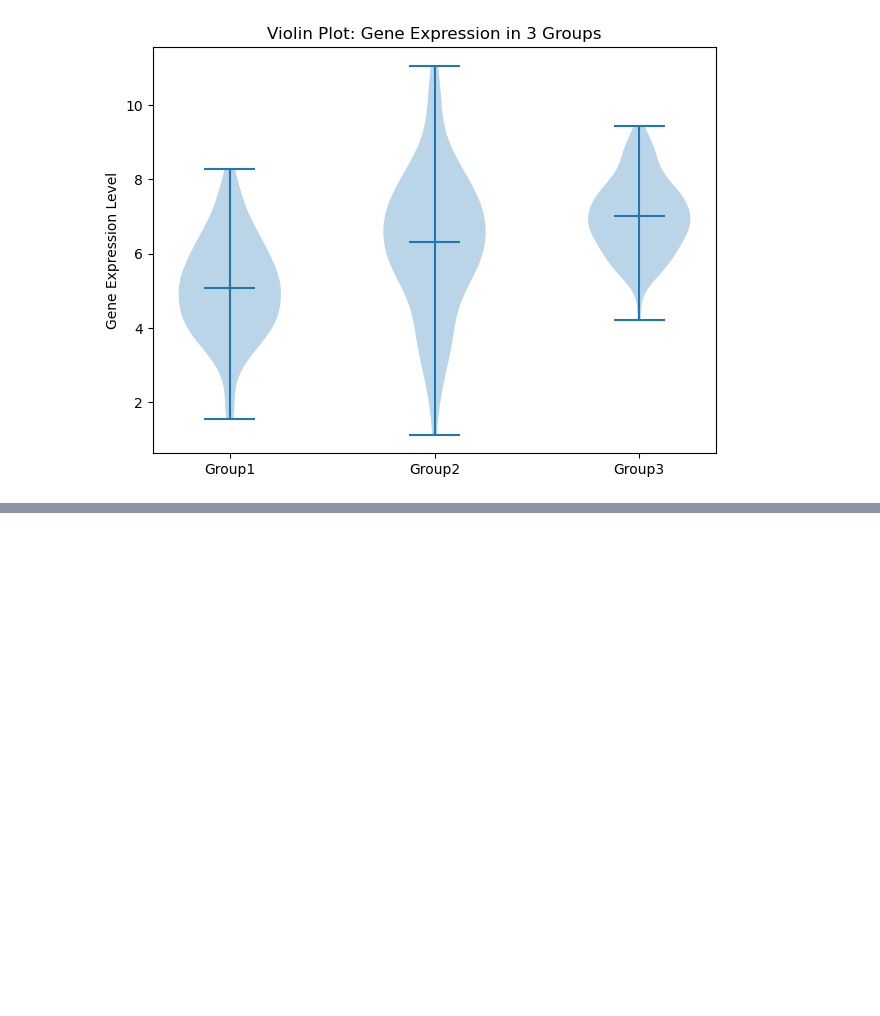
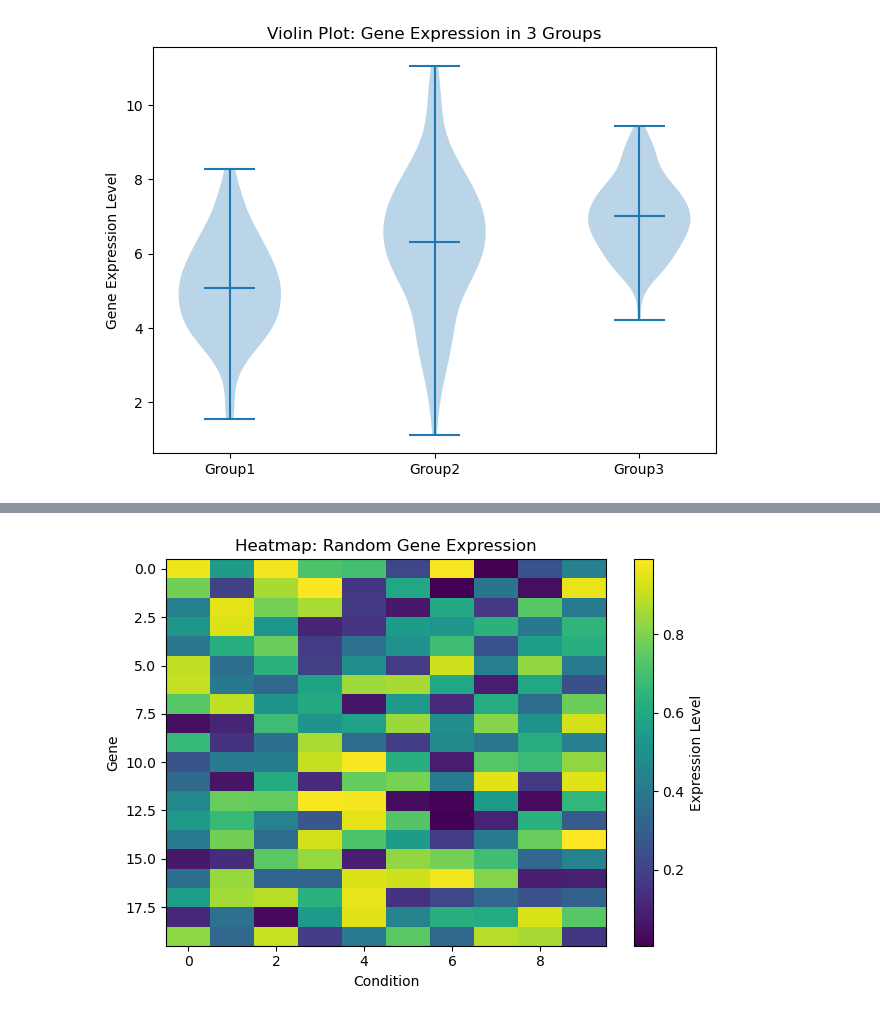
Before and after one commit to hosein-ald/Graphs, a Jupyter notebook: Graphs.ipynb, the cells around one changed output, grey strips where cells are left out. Drawn from its saved outputs; the diff is of its cells as text; code cells hidden in the pictures; blank space fills up the shorter version.

```diff
--- a/Graphs.ipynb
+++ b/Graphs.ipynb
@@ -118,0 +199,19 @@ Graphs.ipynb
+# %%
+import numpy as np
+import matplotlib.pyplot as plt
+
+np.random.seed(4)
+data_matrix = np.random.rand(20, 10)  # 5x5 random data
+
+plt.figure()
+
+plt.imshow(data_matrix, aspect='auto')
+plt.colorbar(label='Expression Level')
+plt.title('Heatmap: Random Gene Expression')
+plt.xlabel('Condition')
+plt.ylabel('Gene')
+
+plt.tight_layout()
+plt.show()
+# %% [output]
+[figure, added]
```
Also changed, not shown: parts of 13 cells of this notebook.
